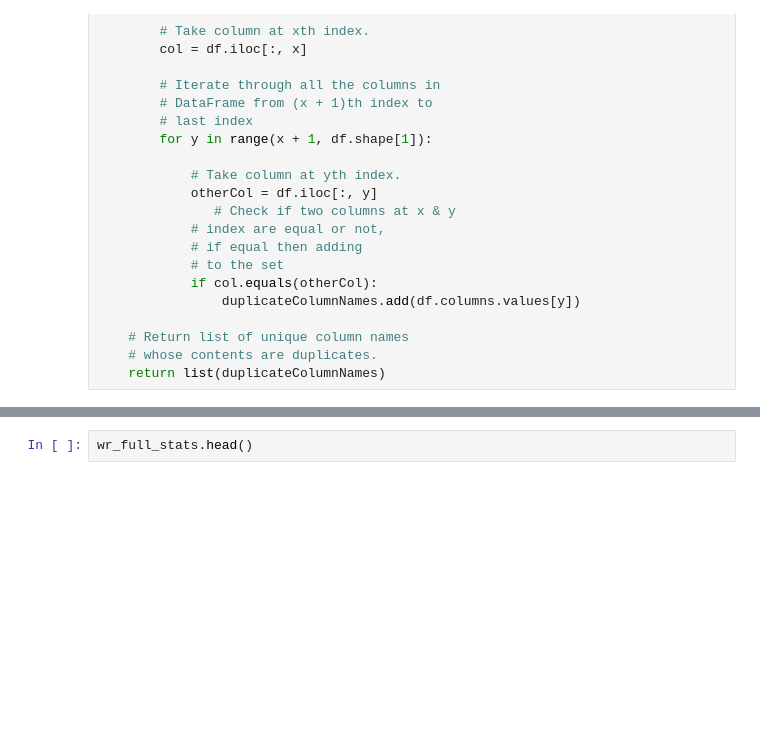
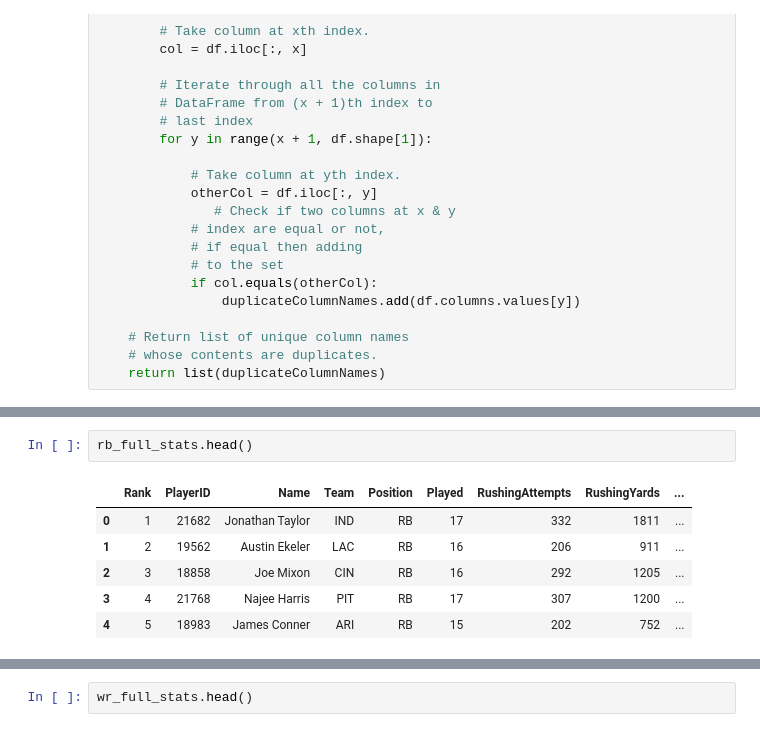
Before and after one commit to rickystuart1/Fantasy-Football-Predictions, a Jupyter notebook: database/database_merging_cleanup_final.ipynb, the cells around one changed output, grey strips where cells are left out. Saved outputs shown, nothing was run; the diff lists cells and outputs as text; blank space fills up the shorter version.

```diff
--- a/database/database_merging_cleanup_final.ipynb
+++ b/database/database_merging_cleanup_final.ipynb
@@ -488,0 +507,9 @@ qb_dups = ["PassingCompletionPercentage"]
+# %%
+rb_full_stats.head()
+# %% [output]
+|  | Rank | PlayerID | Name | Team | Position | Played | RushingAttempts | RushingYards | ... |
+| 0 | 1 | 21682 | Jonathan Taylor | IND | RB | 17 | 332 | 1811 | ... |
+| 1 | 2 | 19562 | Austin Ekeler | LAC | RB | 16 | 206 | 911 | ... |
+| 2 | 3 | 18858 | Joe Mixon | CIN | RB | 16 | 292 | 1205 | ... |
+| 3 | 4 | 21768 | Najee Harris | PIT | RB | 17 | 307 | 1200 | ... |
+| 4 | 5 | 18983 | James Conner | ARI | RB | 15 | 202 | 752 | ... |
```
Also changed, not shown: parts of 65 cells of this notebook, 3 other files.
